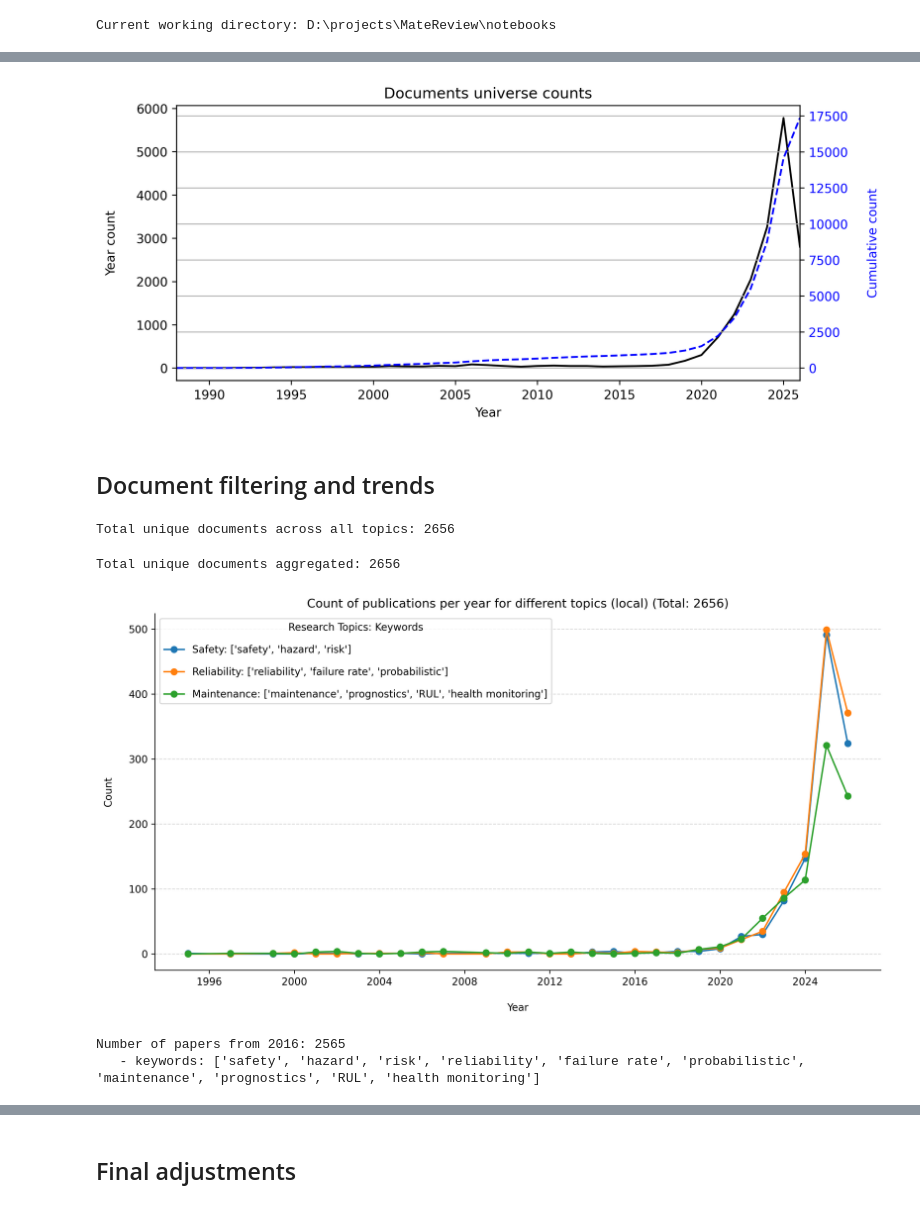
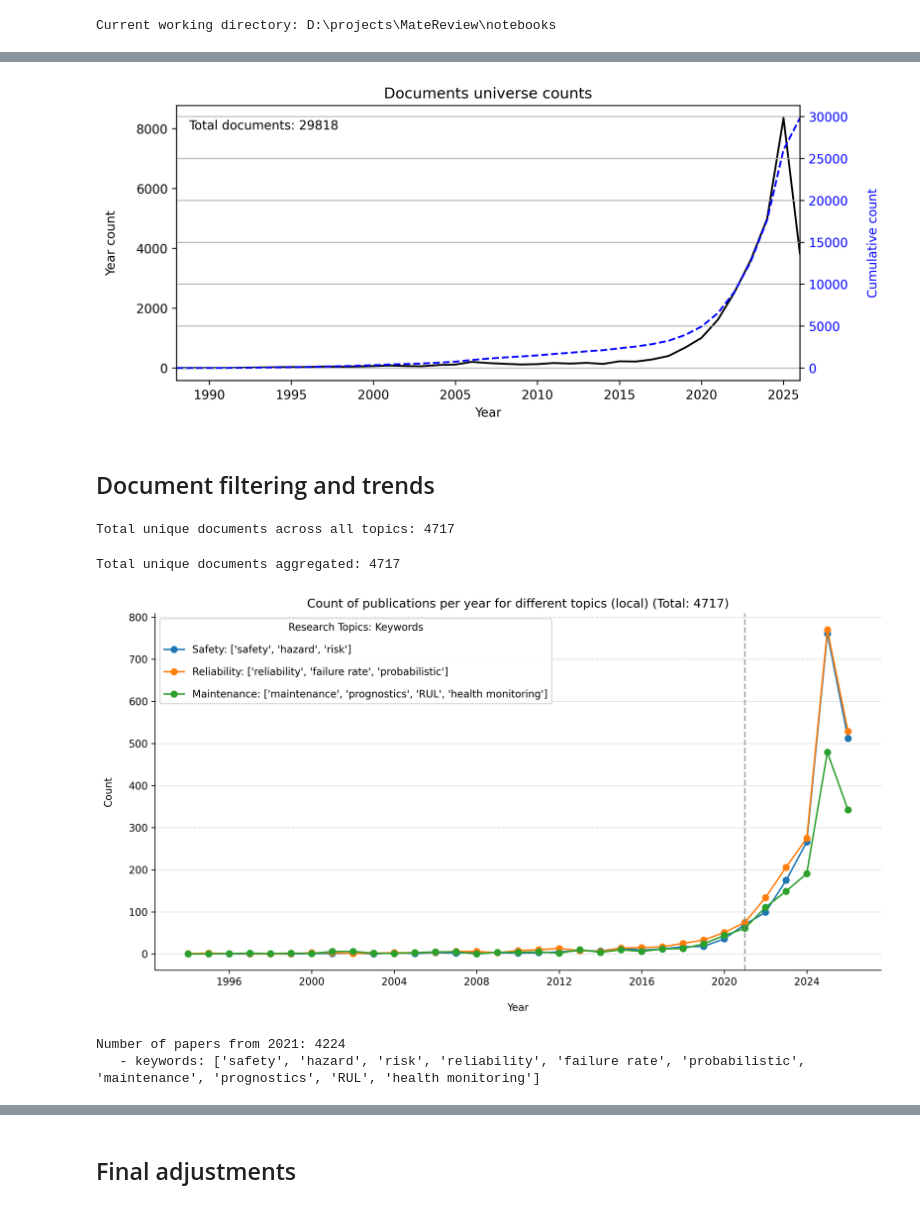
Before and after one commit to jpfutalef/MateReview, a Jupyter notebook: notebooks/01 local_pre_screening.ipynb, the cells around one changed output, grey strips where cells are left out. Cells and saved outputs as stored; diff of their text form; code cells hidden in the pictures.

Commit message:
Added utility tools for data handling and work on pre-screening step

```diff
--- a/notebooks/01 local_pre_screening.ipynb
+++ b/notebooks/01 local_pre_screening.ipynb
@@ -13,7 +17,8 @@ print(f"Current working directory: {os.getcwd()}")
 Current working directory: D:\projects\MateReview\notebooks
 # %%
 # Load the data
-filepath = Path("../data/REV1-SCOPUS-9/FullExport.csv")
-metadata_df = pd.read_csv(filepath)
+# filepath = Path("../data/REV1-SCOPUS-9/FullExport.csv")
+filepath = Path("../data/scopus_query_20260408_152613.csv")
+metadata_df = io.read_csv(filepath)
 metadata_df.head()
 # %% [output]
@@ -27,22 +32,26 @@ metadata_df.head()
 # %%
 # PLot counts per year
 fig, ax = plt.subplots(dpi=300, figsize=(9,4))
 metadata_df["Year"].value_counts().sort_index().plot(color="black")
 ax.set_ylabel("Year count", labelpad=15)
 
 # Accumulated on right axis
 ax2 = ax.twinx()
 metadata_df["Year"].value_counts().sort_index().cumsum().plot(color="blue", ax=ax2, linestyle="--")
 ax2.set_ylabel("Cumulative count", color="blue")
 ax2.tick_params(axis='y', labelcolor="blue")
 ax2.set_ylabel("Cumulative count", labelpad=15, color="blue")
 
+# Annotate total documents at the top left
+total_docs = len(metadata_df)
+ax.text(0.02, 0.95, f"Total documents: {total_docs}", transform=ax.transAxes, fontsize=10, verticalalignment='top')
+
 plt.title("Documents universe counts")
 plt.xlabel("Year")
 plt.xlim(1988, 2026)
 plt.grid()
 # %% [output]
-[figure, old version]
+[figure, new version]
 # %% [markdown]
 ## Document filtering and trends
 # %%
@@ -105,7 +114,7 @@ trend_df = pd.DataFrame(trends).fillna(0)
 # Print total count
 print(f"Total unique documents across all topics: {len(all_filtered_indices)}")
 # %% [output]
-Total unique documents across all topics: 2656
+Total unique documents across all topics: 4717
 # %%
 # 4. Styling: Modern, Minimalistic, serif (LaTeX-like)
 plt.rcdefaults()
@@ -118,7 +127,7 @@ for i, column in enumerate(trend_df.columns):
     ax.plot(trend_df.index, trend_df[column], label=column, marker='o')
 
 # Vertical line at 2016
-#ax.axvline(x=2016, color='grey', linestyle='--', alpha=0.7)
+ax.axvline(x=2021, color='grey', linestyle='--', alpha=0.7)
 
 # Minimalist axis and grid adjustments
 ax.spines['top'].set_visible(False)
@@ -136,22 +145,23 @@ ax.legend(title=f"Research Topics: Keywords", loc='upper left', labelspacing=1.2
 plt.tight_layout()
 print(f"Total unique documents aggregated: {len(all_filtered_indices)}")
 # %% [output]
-Total unique documents aggregated: 2656
+Total unique documents aggregated: 4717
-[figure, old version]
+[figure, new version]
 # %%
-# Get from 2016 onward
+# Get from start_year onward
+start_year = 2021
 all_kwds = [kw for kws in research_topics.values() for kw in kws]
-filtered2016_df = filter_documents(
+filtered_start_year = filter_documents(
     metadata_df,
     keywords=all_kwds,
-    year_range=(2020, 2026),
+    year_range=(start_year, 2026),
     doc_types=["Article", "Review"]
 )
 
-print(f"Number of papers from 2016: {len(filtered2016_df)}")
+print(f"Number of papers from {start_year}: {len(filtered_start_year)}")
 print(f"   - keywords: {all_kwds}")
 # %% [output]
-Number of papers from 2016: 2565
+Number of papers from 2021: 4224
    - keywords: ['safety', 'hazard', 'risk', 'reliability', 'failure rate', 'probabilistic', 'maintenance', 'prognostics', 'RUL', 'health monitoring']
 # %%
 # Extract randomly some samples from the filtered data and print information
```
Also changed, not shown: parts of 11 cells of this notebook, 1 other file.
